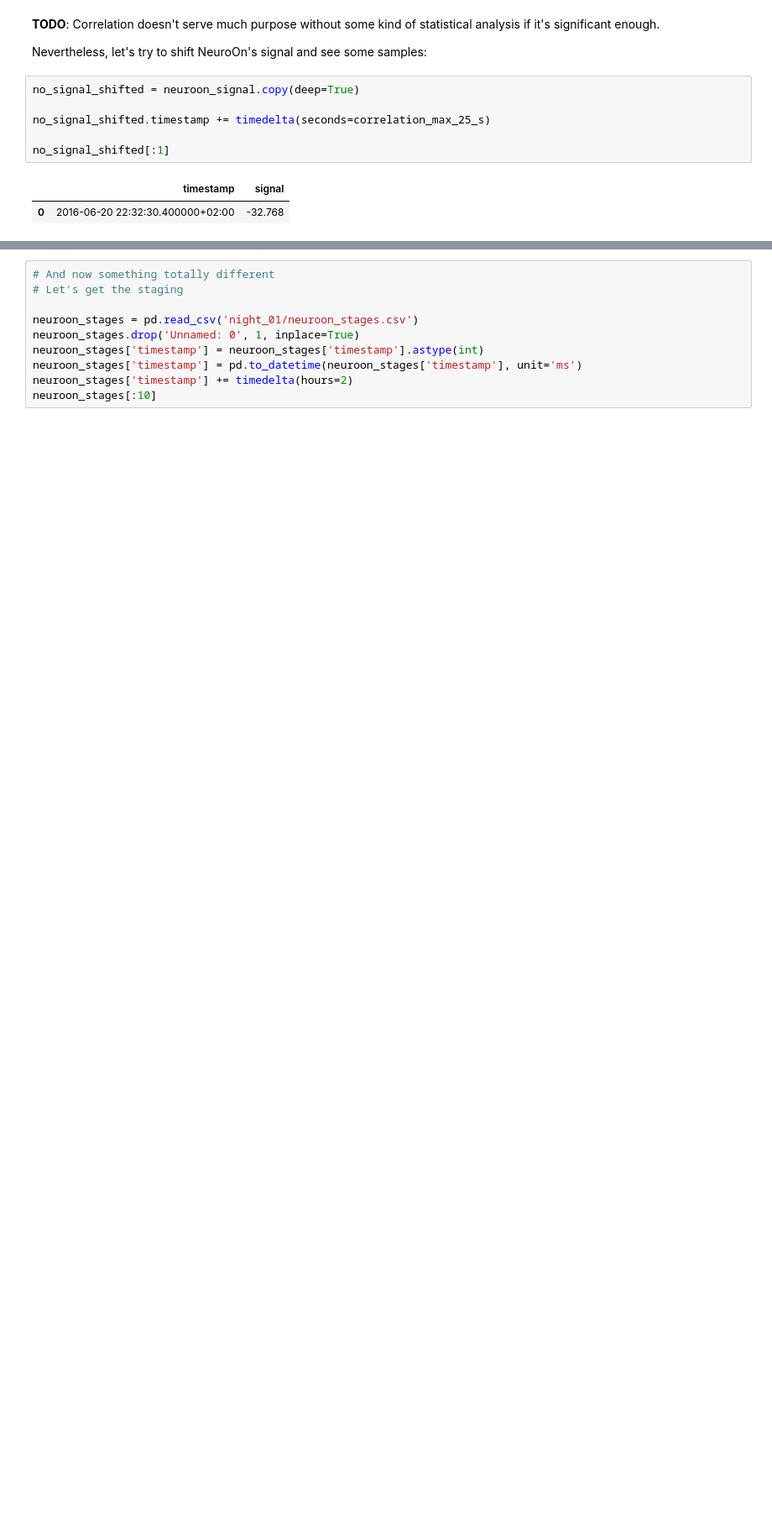
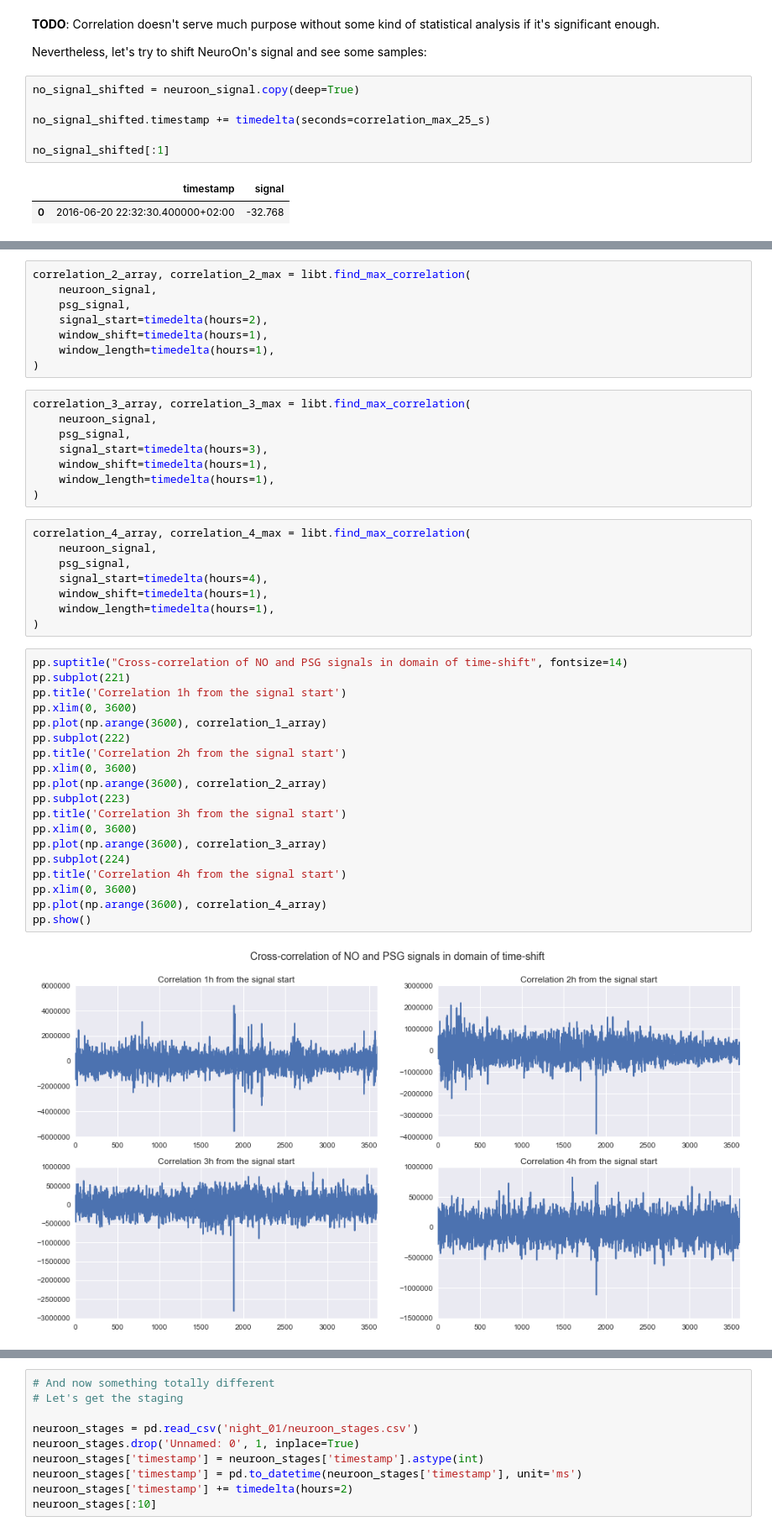
Before and after one commit to pawelngei/neuroon-notebook, a Jupyter notebook: NeuroOn.ipynb, the cells around one changed output, grey strips where cells are left out. Shown: that part at 84% size. Cells and saved outputs as stored; diff of their text form; blank space fills up the shorter version.

```diff
--- a/NeuroOn.ipynb
+++ b/NeuroOn.ipynb
@@ -290,2 +303,47 @@ libp.plot_spectrum_fragment(
+# %%
+correlation_2_array, correlation_2_max = libt.find_max_correlation(
+    neuroon_signal,
+    psg_signal,
+    signal_start=timedelta(hours=2),
+    window_shift=timedelta(hours=1),
+    window_length=timedelta(hours=1),
+)
+# %%
+correlation_3_array, correlation_3_max = libt.find_max_correlation(
+    neuroon_signal,
+    psg_signal,
+    signal_start=timedelta(hours=3),
+    window_shift=timedelta(hours=1),
+    window_length=timedelta(hours=1),
+)
+# %%
+correlation_4_array, correlation_4_max = libt.find_max_correlation(
+    neuroon_signal,
+    psg_signal,
+    signal_start=timedelta(hours=4),
+    window_shift=timedelta(hours=1),
+    window_length=timedelta(hours=1),
+)
+# %%
+pp.suptitle("Cross-correlation of NO and PSG signals in domain of time-shift", fontsize=14)
+pp.subplot(221)
+pp.title('Correlation 1h from the signal start')
+pp.xlim(0, 3600)
+pp.plot(np.arange(3600), correlation_1_array)
+pp.subplot(222)
+pp.title('Correlation 2h from the signal start')
+pp.xlim(0, 3600)
+pp.plot(np.arange(3600), correlation_2_array)
+pp.subplot(223)
+pp.title('Correlation 3h from the signal start')
+pp.xlim(0, 3600)
+pp.plot(np.arange(3600), correlation_3_array)
+pp.subplot(224)
+pp.title('Correlation 4h from the signal start')
+pp.xlim(0, 3600)
+pp.plot(np.arange(3600), correlation_4_array)
+pp.show()
+# %% [output]
+[figure, added]
 # %% [markdown]
 **TODO**:
```
Also changed, not shown: parts of 8 cells of this notebook, 1 other file.
